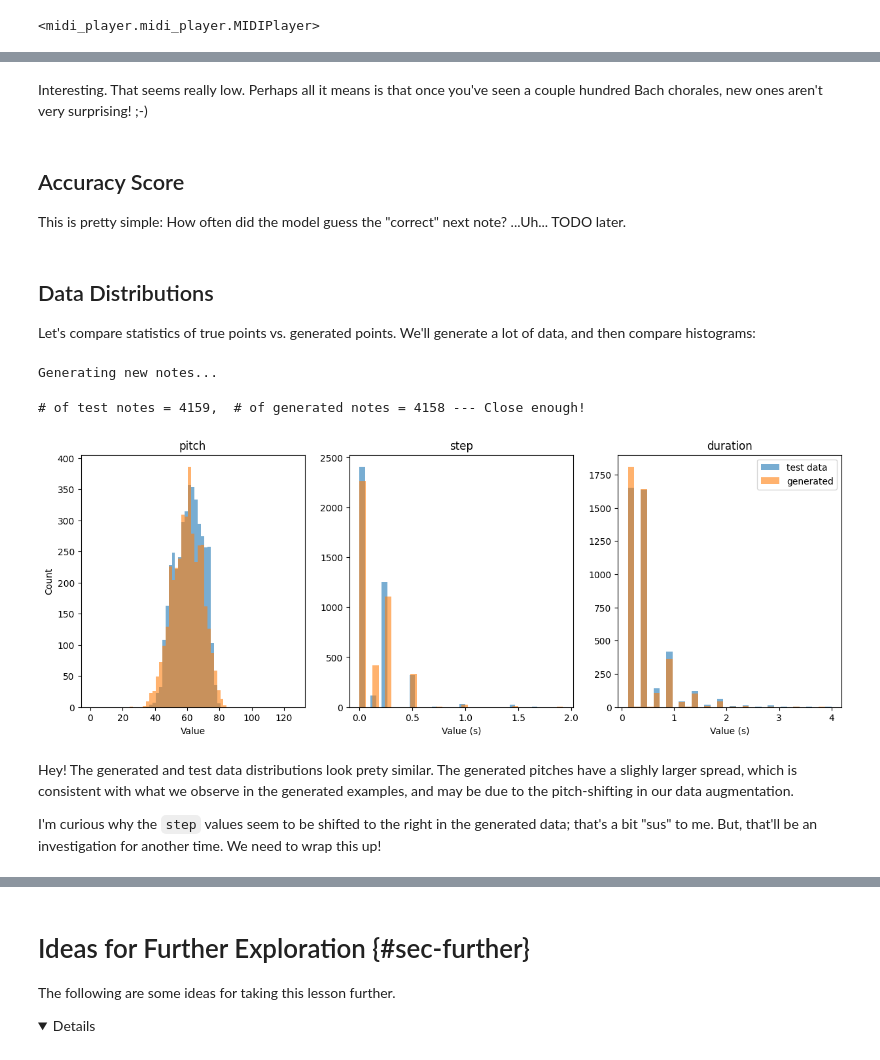
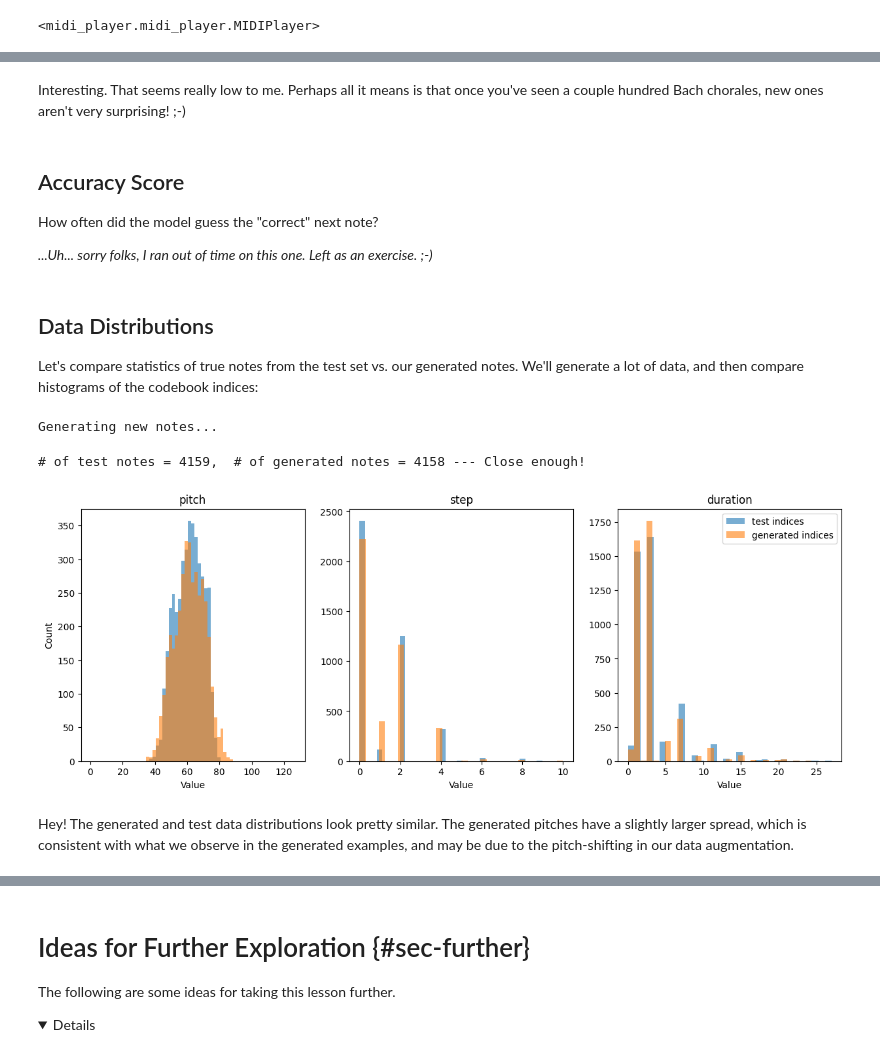
Before and after one commit to drscotthawley/blog, a Jupyter notebook: posts/Transformers2-MusicBox.ipynb, the cells around one changed output, grey strips where cells are left out. Saved outputs shown, nothing was run; the diff lists cells and outputs as text; code cells hidden in the pictures; folded sections open.

Commit message:
updates as per what's in the blog

```diff
--- a/posts/Transformers2-MusicBox.ipynb
+++ b/posts/Transformers2-MusicBox.ipynb
@@ -498,7 +522,7 @@ def files_to_tensor_list(filenames, keep_start_end=False, serial=True):
 
 
 notes_tensor_list_filename = f'{data_source}_tensor_list.pt'         # we'll save the result to a file for easier re-reading next time
-read_all_midi_files = True # not os.path.exists(notes_tensor_list_filename) # check to see if it already exists
+read_all_midi_files = not os.path.exists(notes_tensor_list_filename) # check to see if it already exists
 
 if read_all_midi_files:
     notes_tensor_list = files_to_tensor_list(filenames, serial=True)
@@ -875,8 +922,9 @@ class MusicBoxConfig:
     n_embd:     int = 128     # embedding dimension to use for tokens & positions
     n_heads:    int = 8       # number of attention heads
     n_blocks:   int = 4       # number of attention blocks
-    dropout:  float = 0.1     # dropout value applied everywhere
+    dropout:  float = 0.2     # dropout value applied everywhere. since JSB is a small dataset, let's use more than usual
     bias:      bool = False   # True: bias in Linears and LayerNorms, like GPT-2. False: a bit better and faster
+    use_alibi: bool = False   # use ALiBi PE scheme
 
     # training details
     learning_rate: float = 0.001
@@ -1145,6 +1232,7 @@ ema_weight, loss_ema, val_loss_ema = 0.95, None , None # exponential moving aver
 step = 0
 losses = {}
 epochs = config.epochs
+model.train()
 for epoch in range(1,epochs+1):
     pbar = tqdm(total=len(train_dl), desc=f"Epoch {epoch}/{config.epochs}", dynamic_ncols=False, ncols=100) # progress bar, per epoch
     for bi, batch in enumerate(train_dl):
@@ -1159,7 +1247,7 @@ for epoch in range(1,epochs+1):
         optimizer.step()
 
         # status / diagnostics:
-        if (step % val_every == 0):
+        if (step % val_every == 0):   # note: computing val loss after backprop step will yield "artificially" low values vs train set...at first. I'm ok with that
             with torch.no_grad():
                 model.eval()
                 xvb, yvb = next(iter(val_dl))
@@ -1178,7 +1266,7 @@ for epoch in range(1,epochs+1):
     if losses['val_ema'] < best_loss: # Tracking best val_loss_ema for checkpointing purposes
         best_loss = losses['val_ema']
         pbar.set_postfix(dict( (k,losses[k]) for k in ['train', 'val']) | {'BEST val_ema':best_loss})
-        if (epoch) % cp_every==0:   # occasionally save a checkpoint of best model/optimizer states
+        if (epoch % cp_every==0) or (epoch==epochs):   # occasionally save a checkpoint of best model/optimizer states
             cp_file = f"musicbox-jsb" #    -{step}" # let's leave out step to avoid filling disk
             print(f"Saving a checkpoint to {cp_file}")
             torch.save({ 'step': step, 'model_state_dict': model.state_dict(), 'loss': loss,
@@ -1302,52 +1388,55 @@ print(f"(Average) Perplexity = {perplexity:5.3f}")
 # %% [markdown]
-Interesting. That seems really low. Perhaps all it means is that once you've seen a couple hundred Bach chorales, new ones aren't very surprising! ;-)
+Interesting. That seems really low to me. Perhaps all it means is that once you've seen a couple hundred Bach chorales, new ones aren't very surprising! ;-)
 # %% [markdown]
 ## Accuracy Score
 
-This is pretty simple: How often did the model guess the "correct" next note? ...Uh... TODO later.
+How often did the model guess the "correct" next note?
+
+*...Uh... sorry folks, I ran out of time on this one. Left as an exercise. ;-)*
 # %% [markdown]
 ## Data Distributions
 
-Let's compare statistics of true points vs. generated points. We'll generate a lot of data, and then compare histograms:
+Let's compare statistics of true notes from the test set vs. our generated notes. We'll generate a lot of data, and then compare histograms of the codebook indices:
 # %%
 #| code-fold: true
 #| code-summary: "Show the code"
 
-import matplotlib.pyplot as plt
+redo_datadist_calc = True
+if redo_datadist_calc:
+    all_test_notes = torch.vstack([encode(t) for t in test_notes_tl]).type(torch.float32)
+    all_test_notes = all_test_notes[:len(all_test_notes)//4]  # to save time, let's not do stats on ALL-all of them, just a quarter
 
-all_test_notes = torch.vstack(test_notes_tl).type(torch.float32)
-all_test_notes = all_test_notes[:len(all_test_notes)//4]  # to save time, let's not do stats on ALL-all of them, just a quarter
 
-# generate a big batch of fake data.
-# WARNING: this is super slow because our generator only works for batches of one, oops
-prompt_len, max_new_tokens = 12, 54          # I just made these numbers up. not great science yet, sorry.
-new_notes_list = []
-print("Generating new notes...")
-for i, notes in enumerate(tqdm(test_notes_tl, ncols=100)):
-    ptoks = encode(notes[:prompt_len]).unsqueeze(0).to(device)
-    # generate more notes, chop off prompt before adding to list of all generated notes
-    new_notes_list.append( decode( model.generate(ptoks, max_new_tokens=max_new_tokens)[0].cpu()[prompt_len:] ) )
-all_new_notes = torch.vstack(new_notes_list).type(torch.float32)
+    # generate a big batch of fake data.
+    # WARNING: this is super slow because our generator only works for batches of one, oops
+    prompt_len, max_new_tokens = 12, 54          # I just made these numbers up. not great science yet, sorry.
+    new_notes_list = []
+    set_seeds(0)
+    print("Generating new notes...")
+    for i, notes in enumerate(tqdm(test_notes_tl, ncols=100)):
+        ptoks = encode(notes[:prompt_len]).unsqueeze(0).to(device)
+        # generate more notes, chop off prompt before adding to list of all generated notes
+        new_notes_list.append( model.generate(ptoks, max_new_tokens=max_new_tokens)[0].cpu()[prompt_len:]  )
+    all_new_notes = torch.vstack(new_notes_list).type(torch.float32)
 
 print(f"# of test notes = {len(all_test_notes)},  # of generated notes = {len(all_new_notes)} --- Close enough!")
 
 
 fig, ax = plt.subplots(1, 3, figsize=(15, 5))
 names = ['pitch', 'step', 'duration']
 for i in range(3):
     bins = 32 if i !=0 else 0.5 + 2*np.arange(128//2)
-    ax[i].hist(all_test_notes[:,i].numpy(), bins=bins, label='test data', alpha=0.6)
-    ax[i].hist(all_new_notes[:,i].numpy(),  bins=bins, label='generated', alpha=0.6)
+    ax[i].hist(all_test_notes[:,i].numpy(), bins=bins, label='test indices', alpha=0.6)
+    ax[i].hist(all_new_notes[:,i].numpy(),  bins=bins, label='generated indices', alpha=0.6)
+
     ax[i].set_title(names[i])
     if i==2: ax[i].legend()
-    ax[i].set_xlabel('Value'+f'{" (s)" if i>0 else ""}')
+    ax[i].set_xlabel('Value')
     if i==0: ax[i].set_ylabel('Count')
 plt.show()
 # %% [output]
 Generating new notes...
 # of test notes = 4159,  # of generated notes = 4158 --- Close enough!
-[figure, old version]
+[figure, new version]
 # %% [markdown]
-Hey! The generated and test data distributions look prety similar. The generated pitches have a slighly larger spread, which is consistent with what we observe in the generated examples, and may be due to the pitch-shifting in our data augmentation.
-
-I'm curious why the `step` values seem to be shifted to the right in the generated data; that's a bit "sus" to me.  But, that'll be an investigation for another time.  We need to wrap this up!
+Hey! The generated and test data distributions look pretty similar. The generated pitches have a slightly larger spread, which is consistent with what we observe in the generated examples, and may be due to the pitch-shifting in our data augmentation.
```
Also changed, not shown: parts of 54 cells of this notebook.
